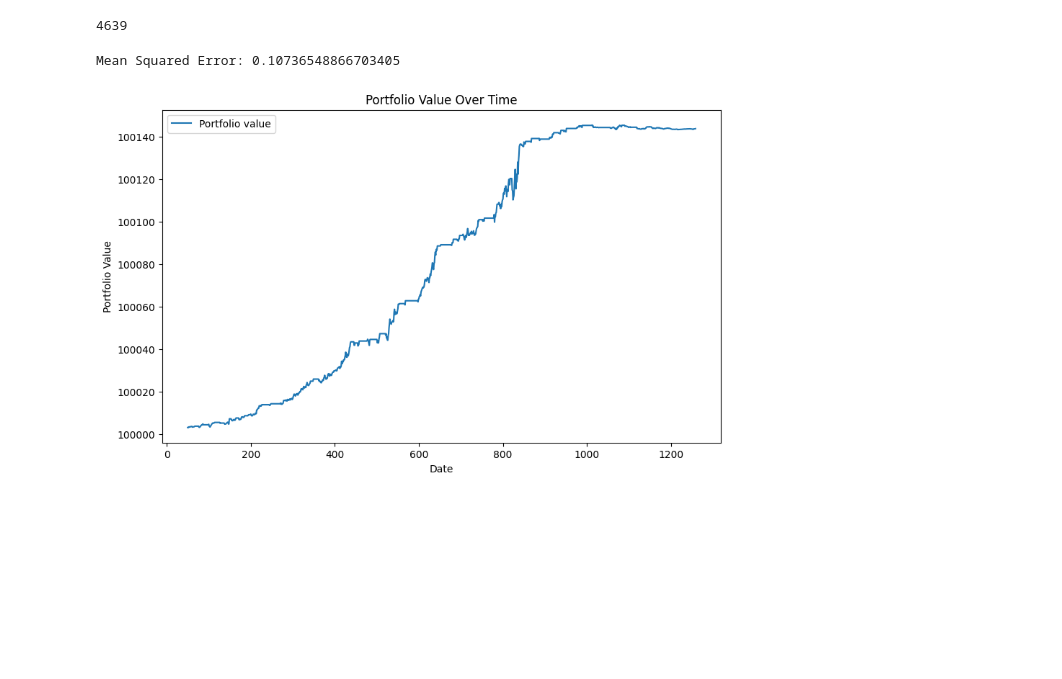
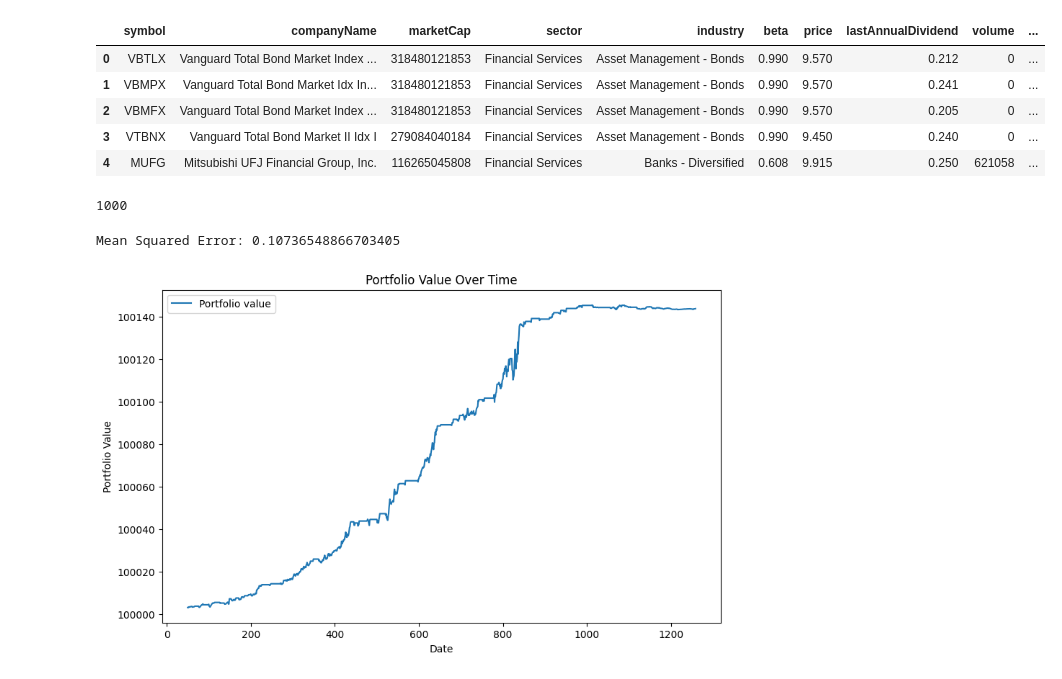
Before and after one commit to crspencer11/trading_bot, a Jupyter notebook: bots/stock_bot.ipynb, the cells around one changed output. Cells and saved outputs as stored; diff of their text form; code cells hidden in the pictures; blank space fills up the shorter version.

Commit message:
add prelim filtering for nyse/nasdaq as well as price < 10

```diff
--- a/bots/stock_bot.ipynb
+++ b/bots/stock_bot.ipynb
@@ -62,7 +29,20 @@ For example, when doing 'df[col].method(value, inplace=True)', try using 'df.met
-# %%
-len(stocks_under_10)
-# %% [output]
-4639
+# %%
+response = requests.get("https://financialmodelingprep.com/api/v3/stock-screener?priceLowerThan=10&exchange=nasdaq,nyse&isActivelyTrading=true&apikey=d7c45cee4377332d4b278f8790abf774")
+data = response.json()
+# %%
+stocks_under_10 = pd.DataFrame(data)
+stocks_under_10.head()
+# %% [output]
+|  | symbol | companyName | marketCap | sector | industry | beta | price | lastAnnualDividend | volume | ... |
+| 0 | VBTLX | Vanguard Total Bond Market Index ... | 318480121853 | Financial Services | Asset Management - Bonds | 0.990 | 9.570 | 0.212 | 0 | ... |
+| 1 | VBMPX | Vanguard Total Bond Market Idx In... | 318480121853 | Financial Services | Asset Management - Bonds | 0.990 | 9.570 | 0.241 | 0 | ... |
+| 2 | VBMFX | Vanguard Total Bond Market Index ... | 318480121853 | Financial Services | Asset Management - Bonds | 0.990 | 9.570 | 0.205 | 0 | ... |
+| 3 | VTBNX | Vanguard Total Bond Market II Idx I | 279084040184 | Financial Services | Asset Management - Bonds | 0.990 | 9.450 | 0.240 | 0 | ... |
+| 4 | MUFG | Mitsubishi UFJ Financial Group, Inc. | 116265045808 | Financial Services | Banks - Diversified | 0.608 | 9.915 | 0.250 | 621058 | ... |
+# %%
+len(stocks_under_10)
+# %% [output]
+1000
 # %%
 def get_stock_data(ticker):
     response = requests.get(f"https://financialmodelingprep.com/api/v3/historical-price-full/{ticker}?apikey=d7c45cee4377332d4b278f8790abf774")
```
Also changed, not shown: parts of 2 cells of this notebook.
